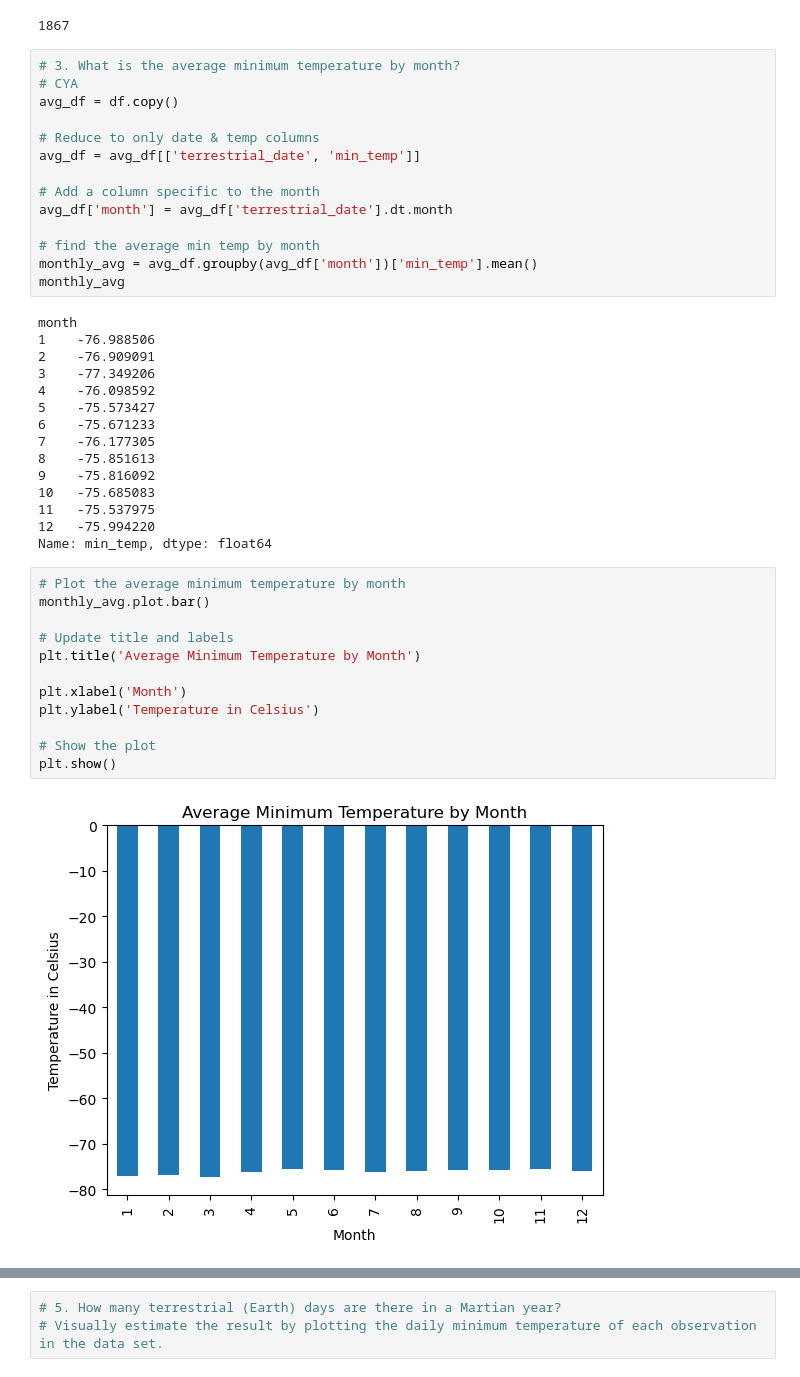
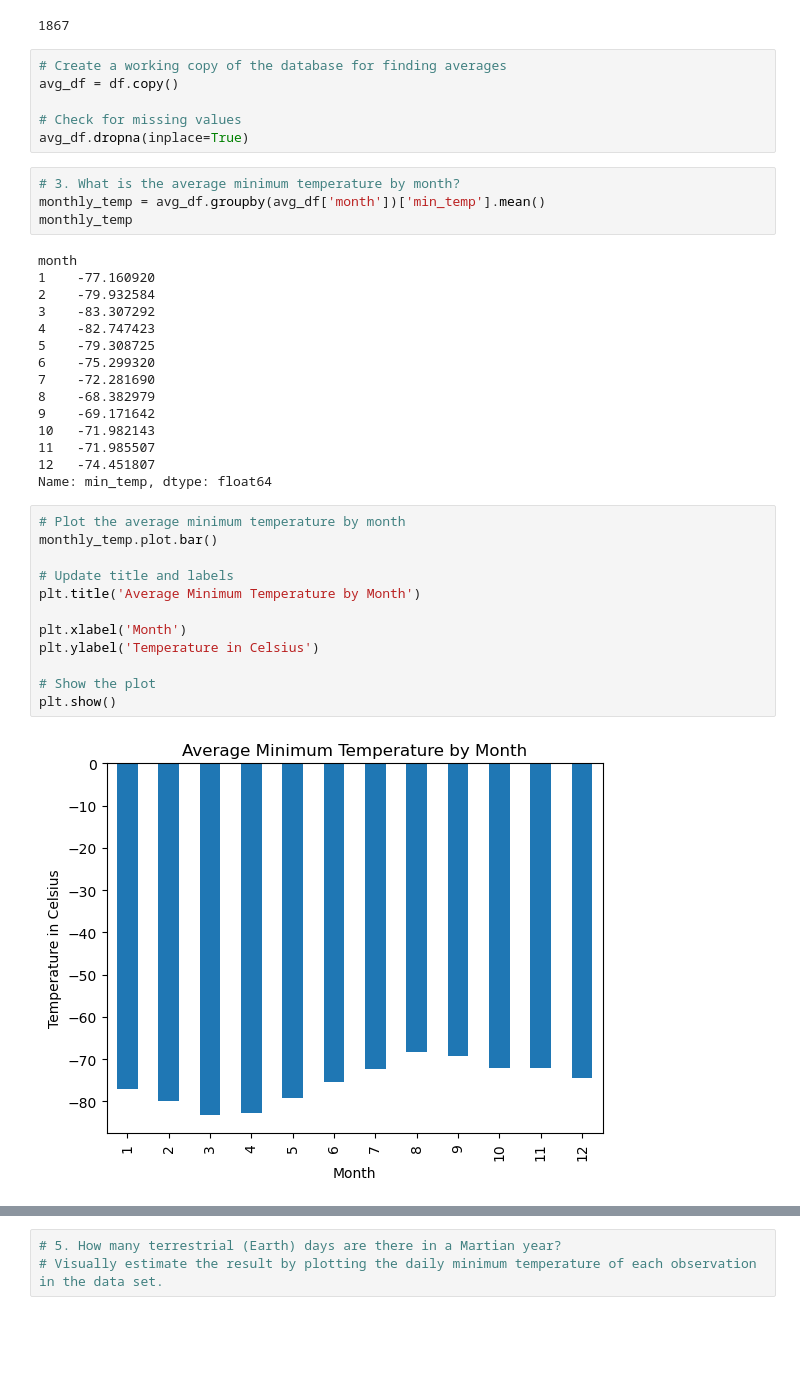
Before and after one commit to rlroehl/webscraping-challenge, a Jupyter notebook: part_2_mars_weather.ipynb, the cells around one changed output, grey strips where cells are left out. Saved outputs shown, nothing was run; the diff lists cells and outputs as text; blank space fills up the shorter version.

```diff
--- a/part_2_mars_weather.ipynb
+++ b/part_2_mars_weather.ipynb
@@ -169,46 +169,42 @@ max(df['month'])
 df['sol'].nunique()
 # %% [output]
 1867
+# %%
+# Create a working copy of the database for finding averages
+avg_df = df.copy()
+
+# Check for missing values
+avg_df.dropna(inplace=True)
 # %%
 # 3. What is the average minimum temperature by month?
-# CYA
-avg_df = df.copy()
-
-# Reduce to only date & temp columns
-avg_df = avg_df[['terrestrial_date', 'min_temp']]
-
-# Add a column specific to the month
-avg_df['month'] = avg_df['terrestrial_date'].dt.month
-
-# find the average min temp by month
-monthly_avg = avg_df.groupby(avg_df['month'])['min_temp'].mean()
-monthly_avg
+monthly_temp = avg_df.groupby(avg_df['month'])['min_temp'].mean()
+monthly_temp
 # %% [output]
 month
-1    -76.988506
-2    -76.909091
-3    -77.349206
-4    -76.098592
-5    -75.573427
-6    -75.671233
-7    -76.177305
-8    -75.851613
-9    -75.816092
-10   -75.685083
-11   -75.537975
-12   -75.994220
+1    -77.160920
+2    -79.932584
+3    -83.307292
+4    -82.747423
+5    -79.308725
+6    -75.299320
+7    -72.281690
+8    -68.382979
+9    -69.171642
+10   -71.982143
+11   -71.985507
+12   -74.451807
 Name: min_temp, dtype: float64
 # %%
 # Plot the average minimum temperature by month
-monthly_avg.plot.bar()
+monthly_temp.plot.bar()
 
 # Update title and labels
 plt.title('Average Minimum Temperature by Month')
 
 plt.xlabel('Month')
 plt.ylabel('Temperature in Celsius')
 
 # Show the plot
 plt.show()
 # %% [output]
-[figure, old version]
+[figure, new version]
```
Also changed, not shown: parts of 9 cells of this notebook.
